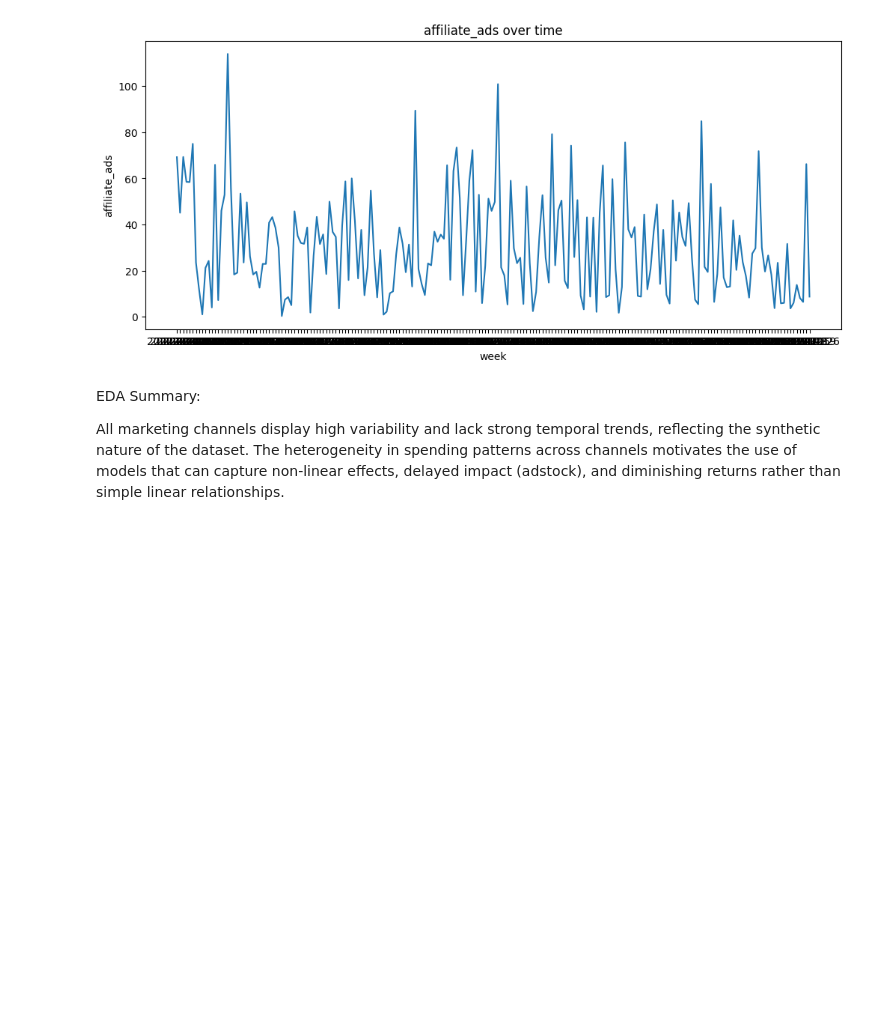
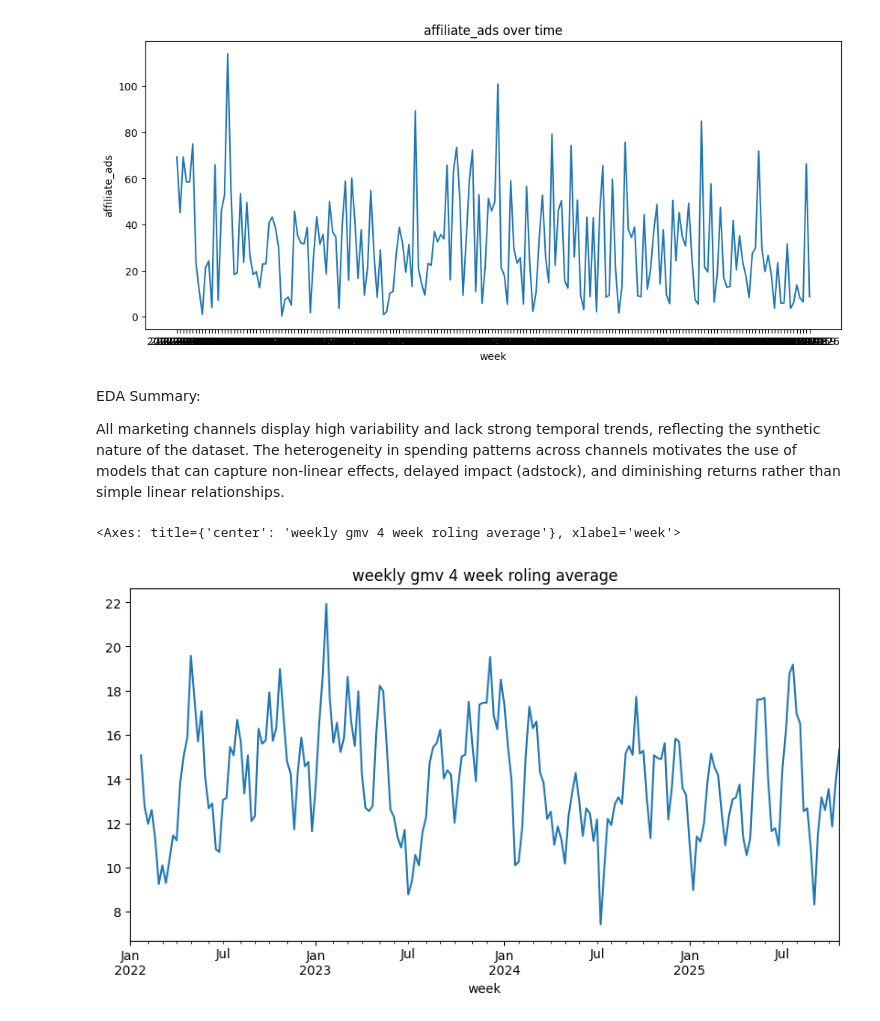
Before and after one commit to Pralaypahari/AI-marketing-optimization, a Jupyter notebook: notebooks/01_exploratory_data_analysis.ipynb, the cells around one changed output. Drawn from its saved outputs; the diff is of its cells as text; code cells hidden in the pictures; blank space fills up the shorter version.

```diff
--- a/notebooks/01_exploratory_data_analysis.ipynb
+++ b/notebooks/01_exploratory_data_analysis.ipynb
@@ -114,3 +114,16 @@ for ch in channels:
 EDA Summary:
 
 All marketing channels display high variability and lack strong temporal trends, reflecting the synthetic nature of the dataset. The heterogeneity in spending patterns across channels motivates the use of models that can capture non-linear effects, delayed impact (adstock), and diminishing returns rather than simple linear relationships.
+# %%
+df["week"] = pd.to_datetime(df["week"])
+df = df.sort_values("week")
+# %%
+weekly_gmv = df.set_index("week")["GMV"]
+
+weekly_gmv.rolling(4).mean().plot(
+    title = "weekly gmv 4 week roling average",
+    figsize = (10, 5)
+)
+# %% [output]
+<Axes: title={'center': 'weekly gmv 4 week roling average'}, xlabel='week'>
+[figure, added]
```
Also changed, not shown: parts of 6 cells of this notebook.
